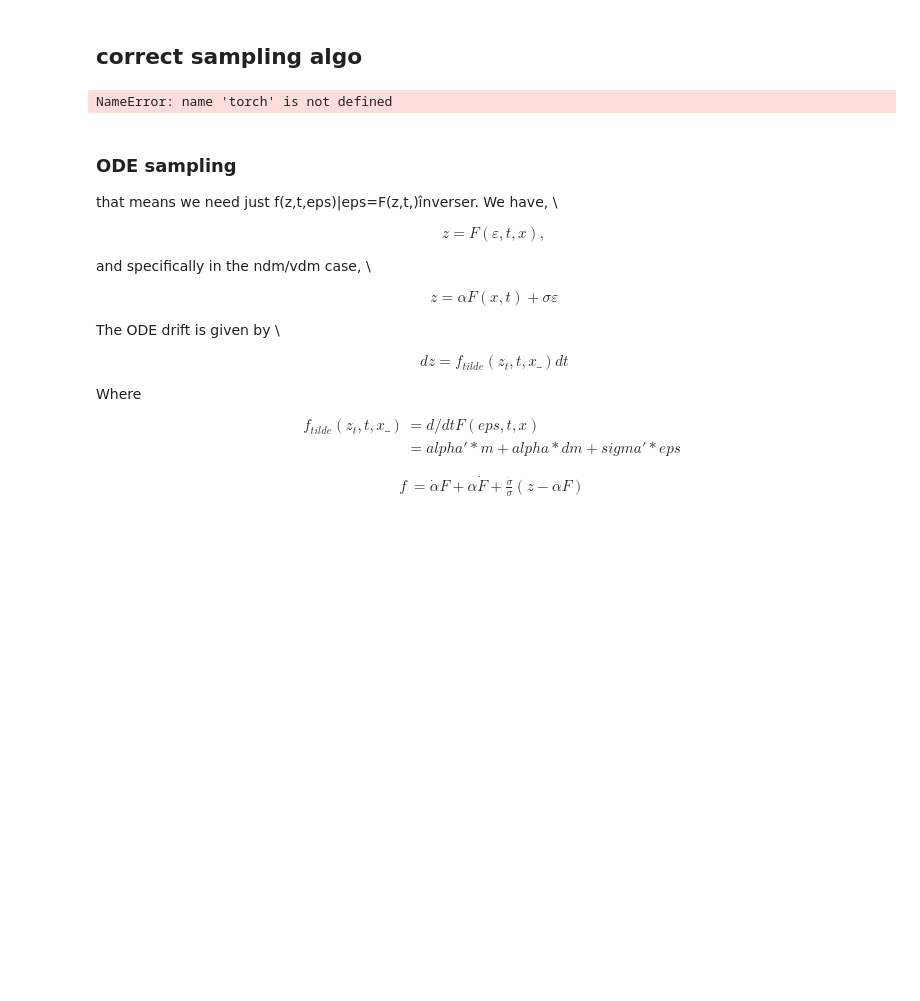
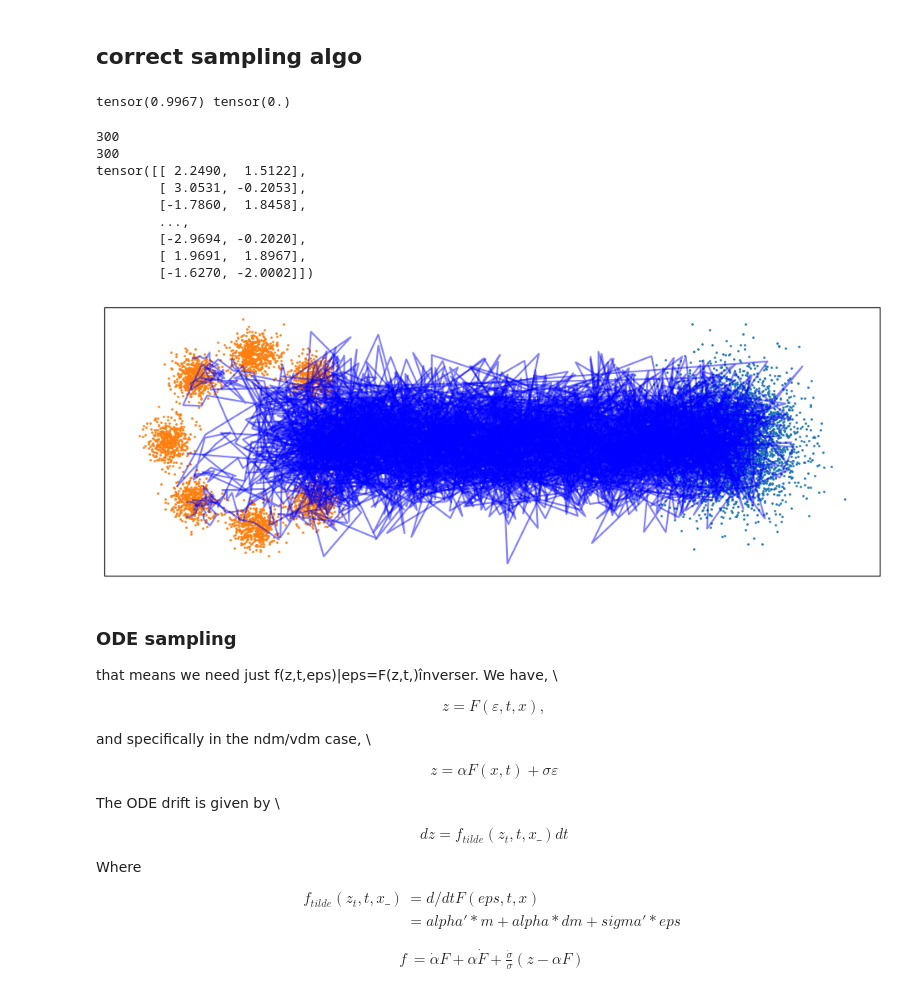
Before and after one commit to Nesta-gitU/discrete_diffusion, a Jupyter notebook: notebooks/try_to_do_marginal_sampling.ipynb, the cells around one changed output. Drawn from its saved outputs; the diff is of its cells as text; code cells hidden in the pictures; blank space fills up the shorter version.

```diff
--- a/notebooks/try_to_do_marginal_sampling.ipynb
+++ b/notebooks/try_to_do_marginal_sampling.ipynb
@@ -1311,11 +1311,15 @@ def get_next_marginal(z_t, E_z_t, t, s, denoised_fn):
 
     #step 3 get epsilon s|t
     noise = torch.randn_like(z_t)
-    gmm_s, _ = gamma(s)
+    gmm_s, _ = gamma(t)
     alpha2_s = gamma.alpha_2(gmm_s)
     sigma2_s =  gamma.sigma_2(gmm_s)
     alpha_s = alpha2_s ** 0.5
     sigma_s = sigma2_s ** 0.5
+
+    #print(torch.all(gmm == gmm_s), "should be equal")
+    #print(torch.all(alpha2 == alpha2_s), "should be equal")
+    #print(torch.all(sigma2 == sigma2_s), "should be equal")
 
     m_s , _ = transform.get_m_s(x_start, s)
 
@@ -1326,7 +1330,7 @@ def get_next_marginal(z_t, E_z_t, t, s, denoised_fn):
     #sigma2_tilde_s_t = (1 -  (snr_t / snr_s)).float() #instead of casting back to float here we can alos cast back only after computing epsilon tilde st
     sigma2_tilde_s_t = -torch.expm1(gmm_s - gmm) #should be in 0-1
     #print(sigma2_tilde_s_t, "sigma2_tilde_s_t")
-    #sigma2_tilde_s_t = torch.ones_like(gmm)
+    #sigma2_tilde_s_t = torch.zeros_like(gmm) + 0.95
 
     epsilon_tilde_s_t = torch.sqrt(1 - sigma2_tilde_s_t) * eps + (sigma2_tilde_s_t.sqrt()) * noise
     #print(epsilon_tilde_s_t, "epsilon_tilde_s_t")
@@ -1359,34 +1363,44 @@ def discrete_sampling(
     path = [z]
     E_z = z
     pbar = tqdm if show_pbar else (lambda a: a)
     for s in pbar(t_steps):
         s = s.expand(bs, 1)
         #s should go from dt to 1
         #print(s+dt, t, "t should larger than dt")
         if torch.all(s<1000):
             z, E_z = get_next_marginal(z_t=z, E_z_t=E_z, t=s-dt, s=s, denoised_fn=None)
         else:
             z, E_z = get_next_marginal(z_t=E_z, E_z_t=E_z, t=s, s=s+dt, denoised_fn=None)
 
         path.append(z)
 
     t_steps = torch.cat([torch.tensor([0]), t_steps], dim=0)
     return E_z, (t_steps, torch.stack(path))
 
 
 bs = 2 ** 12
 
 z = torch.randn(bs, 2)
 
 _, (t_steps, path) = discrete_sampling(z=z, ts=1, tf=0, n_steps=300)
 
 print(len(t_steps))
 print(len(path))
 
 print(path[-1])
 viz_2d_path(t_steps, path, n_lines=16, color="blue")
 # %% [output]
-NameError: name 'torch' is not defined
+tensor(0.9967) tensor(0.)
+300
+300
+tensor([[ 2.2490,  1.5122],
+        [ 3.0531, -0.2053],
+        [-1.7860,  1.8458],
+        ...,
+        [-2.9694, -0.2020],
+        [ 1.9691,  1.8967],
+        [-1.6270, -2.0002]])
+[figure, added]
 # %% [markdown]
 ### ODE sampling
 
```
Also changed, not shown: parts of 8 cells of this notebook, 10 other files.
